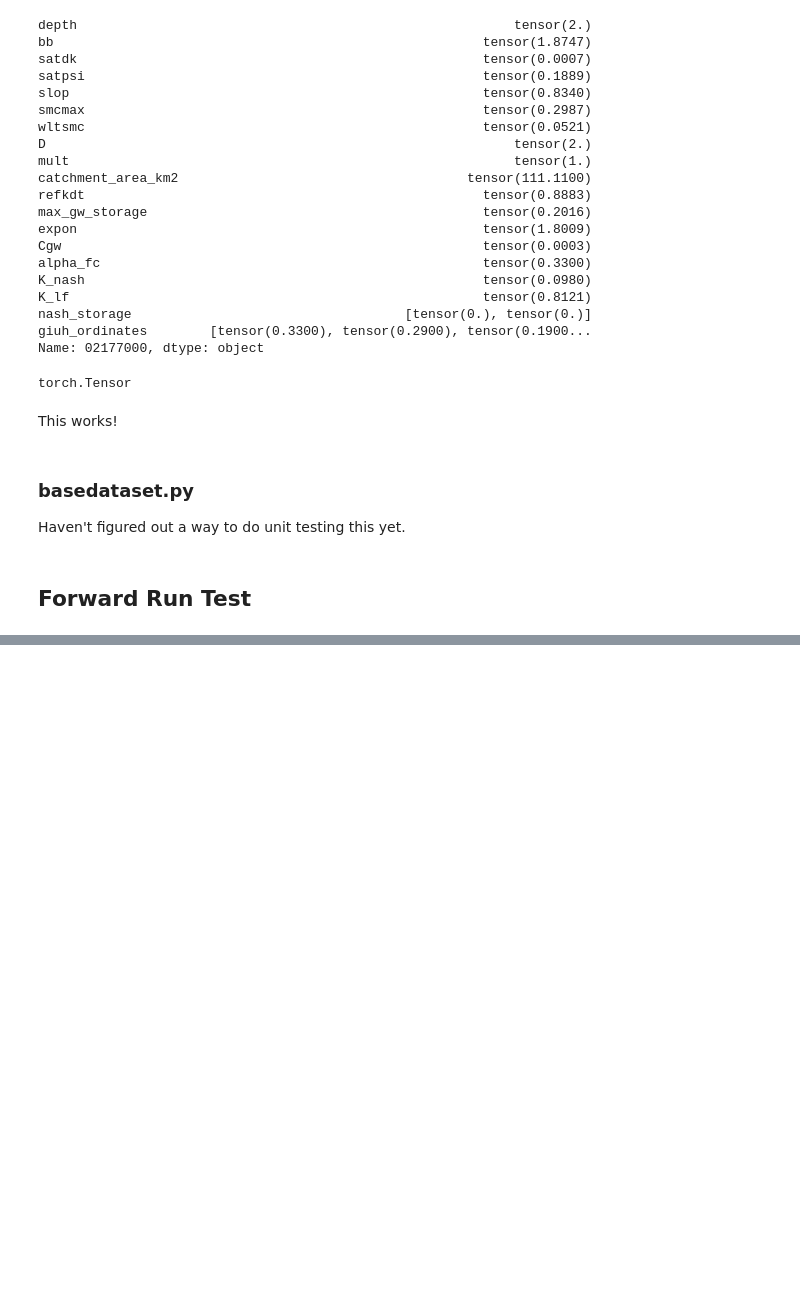
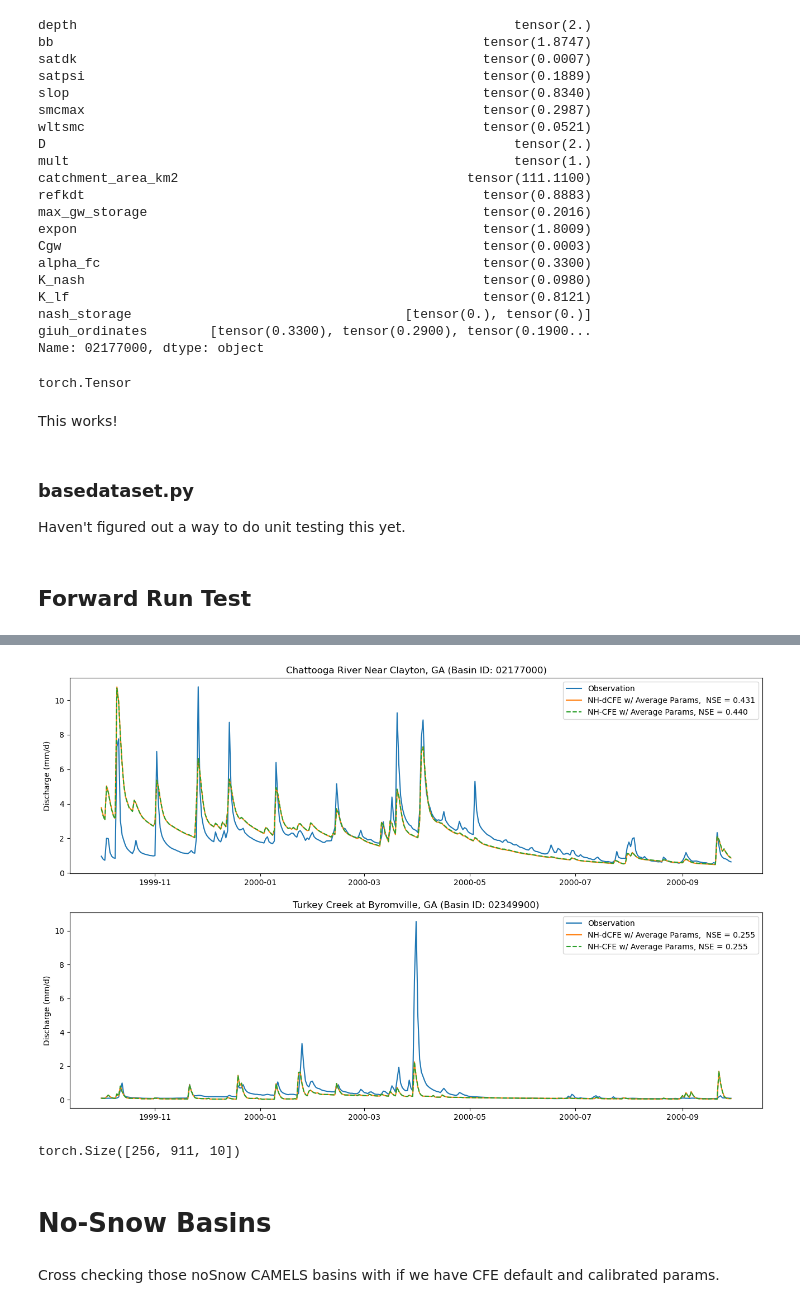
Before and after one commit to mines-ciroh/neuralhydrology, a Jupyter notebook: examples/07-DifferentialCFE-Model/enableMultiBasin.ipynb, the cells around one changed output, grey strips where cells are left out. Saved outputs shown, nothing was run; the diff lists cells and outputs as text; code cells hidden in the pictures; blank space fills up the shorter version.

```diff
--- a/examples/07-DifferentialCFE-Model/enableMultiBasin.ipynb
+++ b/examples/07-DifferentialCFE-Model/enableMultiBasin.ipynb
@@ -1545,0 +1935,74 @@ Original Traceback (most recent call last):
+# %%
+fig, ax = plt.subplots(2, 1, figsize=(16,10))
+
+# Extract a date slice of observations and simulations
+Result_xr1 = dCFE_results_multiBasin['02177000']['1D']['xr'].sel(date=slice("10-1999", None))
+
+# Get the scalar date and the 1D array of time_step values
+date_scalar = Result_xr1.coords['date'][0].values  # Extract as a NumPy scalar
+time_step_values = Result_xr1.coords['time_step'].values  # Extract as NumPy array
+
+# Broadcast the scalar date across time_step and add the timedelta
+datetime_values = date_scalar + pd.to_timedelta(time_step_values, unit='D')
+
+# Add the datetime as a new coordinate to Result_xr
+Result_xr1 = Result_xr1.assign_coords(datetime=("time_step", datetime_values))
+
+# Extract observations and simulations
+qobs1 = Result_xr1['QObs(mm/d)_obs']
+qsim1 = Result_xr1['QObs(mm/d)_sim']
+
+result_NSE1 = calculate_nse(qobs1[0,:], qsim1[0,:])
+CFE_NSE1 = calculate_nse(qobs1[0,:], Discharge_avgParam[0,-366:-1,0]*1000)
+# Plot observations and simulations
+ax[0].plot(Result_xr1['datetime'], qobs1[0,:], label="Observation")
+ax[0].plot(Result_xr1['datetime'], qsim1[0,:], label=f"NH-dCFE w/ Average Params,  NSE = {result_NSE1:.3f}")
+ax[0].plot(Result_xr1['datetime'], Discharge_avgParam[0,-366:-1,0]*1000, label=f"NH-CFE w/ Average Params, NSE = {CFE_NSE1:.3f}",
+        color = colors[2], linestyle = 'dashed')
+ax[0].set_ylabel("Discharge (mm/d)")
+ax[0].set_title(f"Chattooga River Near Clayton, GA (Basin ID: 02177000)")
+_ = ax[0].legend()
+
+# the other basin
+# Extract a date slice of observations and simulations
+Result_xr2 = dCFE_results_multiBasin['02349900']['1D']['xr'].sel(date=slice("10-1999", None))
+
+qobs2 = Result_xr2['QObs(mm/d)_obs']
+qsim2 = Result_xr2['QObs(mm/d)_sim']
+
+result_NSE2 = calculate_nse(qobs2[0,:], qsim2[0,:])
+CFE_NSE2 = calculate_nse(qobs2[0,:], Discharge_avgParam[1,-366:-1,0]*1000)
+# Plot observations and simulations
+ax[1].plot(Result_xr1['datetime'], qobs2[0,:], label="Observation")
+ax[1].plot(Result_xr1['datetime'], qsim2[0,:], label=f"NH-dCFE w/ Average Params,  NSE = {result_NSE2:.3f}")
+ax[1].plot(Result_xr1['datetime'], Discharge_avgParam[1,-366:-1,0]*1000, label=f"NH-CFE w/ Average Params, NSE = {CFE_NSE2:.3f}",
+        color = colors[2], linestyle = 'dashed')
+ax[1].set_ylabel("Discharge (mm/d)")
+ax[1].set_title(f"Turkey Creek at Byromville, GA (Basin ID: 02349900)")
+_ = ax[1].legend()
+# %% [output]
+[figure, added]
+# %%
+# Grabbing observation & predictions
+dCFE_qobs_avgParams = dCFE_Result_xr_avgParams['QObs(mm/d)_obs']
+dCFE_qsim_avgParams = dCFE_Result_xr_avgParams['QObs(mm/d)_sim']
+
+# Calculate NSE manually since NH calculated it wrong
+dCFE_result_avgParams_NSE = calculate_nse(dCFE_qobs_avgParams[0,:], dCFE_qsim_avgParams[0,:])
+CFE_avgParams_NSE = calculate_nse(dCFE_qobs_avgParams[0,:], Discharge_avgParam[-366:-1,0]*1000)
+
+# Plot observations and simulations
+fig, ax = plt.subplots(figsize=(11, 5))
+ax.plot(dCFE_Result_xr_avgParams['datetime'], dCFE_qobs_avgParams[0,:], label="Observation", color = colors[0], alpha = 1)
+ax.plot(dCFE_Result_xr_avgParams['datetime'], dCFE_qsim_avgParams[0,:], label=f"NH-dCFE w/ Average Params, NSE = {dCFE_result_avgParams_NSE:.3f}",
+        color = colors[1])
+ax.plot(dCFE_Result_xr_avgParams['datetime'], Discharge_avgParam[-366:-1,0]*1000, label=f"NH-CFE w/ Average Params, NSE = {CFE_avgParams_NSE:.3f}",
+        color = colors[2], linestyle = 'dashed')
+ax.set_ylim(0, 11)
+ax.set_ylabel("Discharge (mm/d)")
+ax.set_title("Chattooga River Near Clayton, GA (Basin ID: 02177000)")
+_ = ax.legend()
+# %% [output]
+torch.Size([256, 911, 10])
+# %% [markdown]
+# No-Snow Basins
@@ -1545,0 +2038,2 @@ Original Traceback (most recent call last):
+# %% [markdown]
+Cross checking those noSnow CAMELS basins with if we have CFE default and calibrated params.
```
Also changed, not shown: parts of 17 cells of this notebook, 8 other files.
